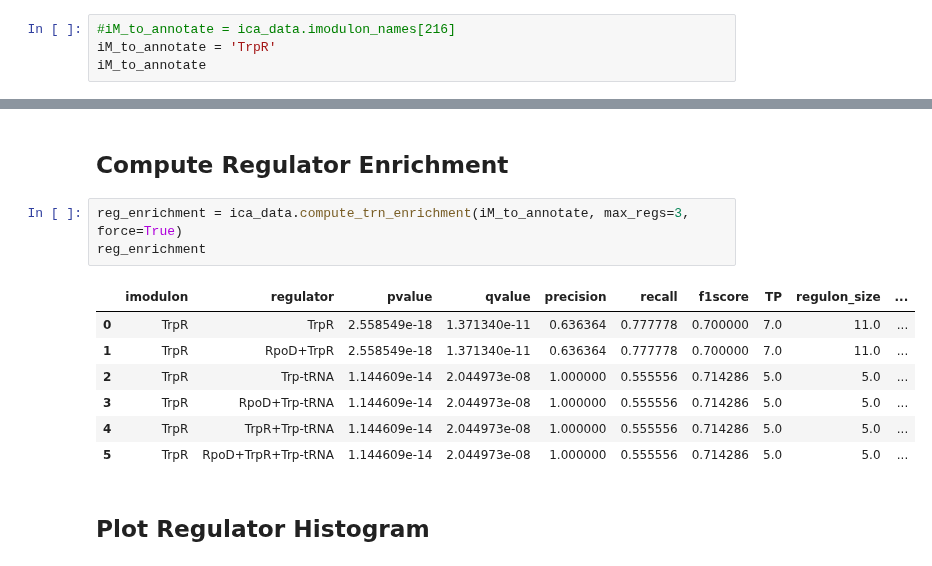
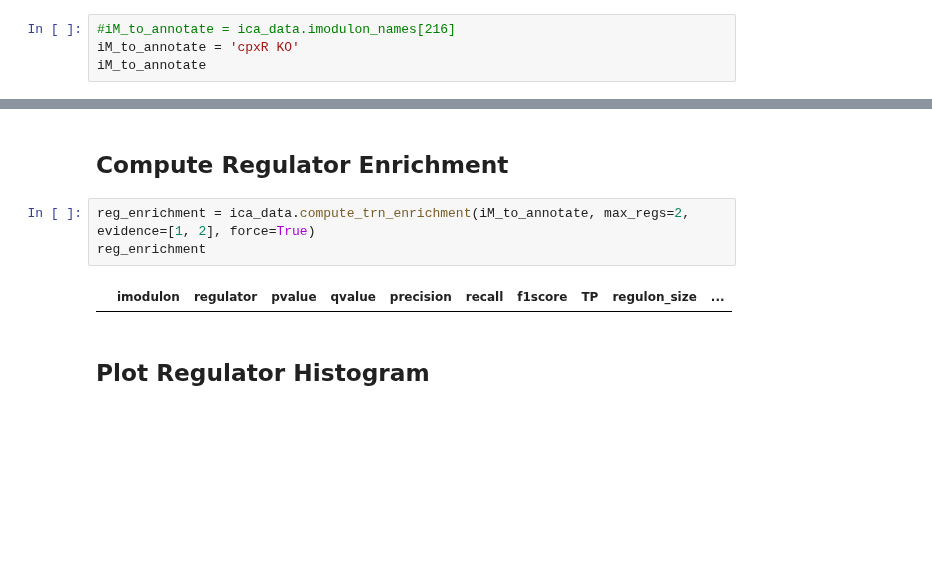
Before and after one commit to SBRG/precise2, a Jupyter notebook: notebooks/manual_imodulon_annotation.ipynb, the cells around one changed output, grey strips where cells are left out. Drawn from its saved outputs; the diff is of its cells as text; blank space fills up the shorter version.

```diff
--- a/notebooks/manual_imodulon_annotation.ipynb
+++ b/notebooks/manual_imodulon_annotation.ipynb
@@ -27,6 +27,6 @@ ica_data.imodulon_table[(ica_data.imodulon_table['category'] == 'Unknown') | (ic
 # Annotate iModulons
 # %%
 #iM_to_annotate = ica_data.imodulon_names[216]
-iM_to_annotate = 'TrpR'
+iM_to_annotate = 'cpxR KO'
 iM_to_annotate
 # %% [output]
@@ -41,16 +45,10 @@ plot_gene_weights(ica_data,iM_to_annotate, adjust_labels=False)
 # %% [markdown]
 ## Compute Regulator Enrichment
 # %%
-reg_enrichment = ica_data.compute_trn_enrichment(iM_to_annotate, max_regs=3, force=True)
+reg_enrichment = ica_data.compute_trn_enrichment(iM_to_annotate, max_regs=2, evidence=[1, 2], force=True)
 reg_enrichment
 # %% [output]
 |  | imodulon | regulator | pvalue | qvalue | precision | recall | f1score | TP | regulon_size | ... |
-| 0 | TrpR | TrpR | 2.558549e-18 | 1.371340e-11 | 0.636364 | 0.777778 | 0.700000 | 7.0 | 11.0 | ... |
-| 1 | TrpR | RpoD+TrpR | 2.558549e-18 | 1.371340e-11 | 0.636364 | 0.777778 | 0.700000 | 7.0 | 11.0 | ... |
-| 2 | TrpR | Trp-tRNA | 1.144609e-14 | 2.044973e-08 | 1.000000 | 0.555556 | 0.714286 | 5.0 | 5.0 | ... |
-| 3 | TrpR | RpoD+Trp-tRNA | 1.144609e-14 | 2.044973e-08 | 1.000000 | 0.555556 | 0.714286 | 5.0 | 5.0 | ... |
-| 4 | TrpR | TrpR+Trp-tRNA | 1.144609e-14 | 2.044973e-08 | 1.000000 | 0.555556 | 0.714286 | 5.0 | 5.0 | ... |
-| 5 | TrpR | RpoD+TrpR+Trp-tRNA | 1.144609e-14 | 2.044973e-08 | 1.000000 | 0.555556 | 0.714286 | 5.0 | 5.0 | ... |
 # %% [markdown]
 ## Plot Regulator Histogram
 # %%
```
Also changed, not shown: parts of 5 cells of this notebook, 4 other files.
